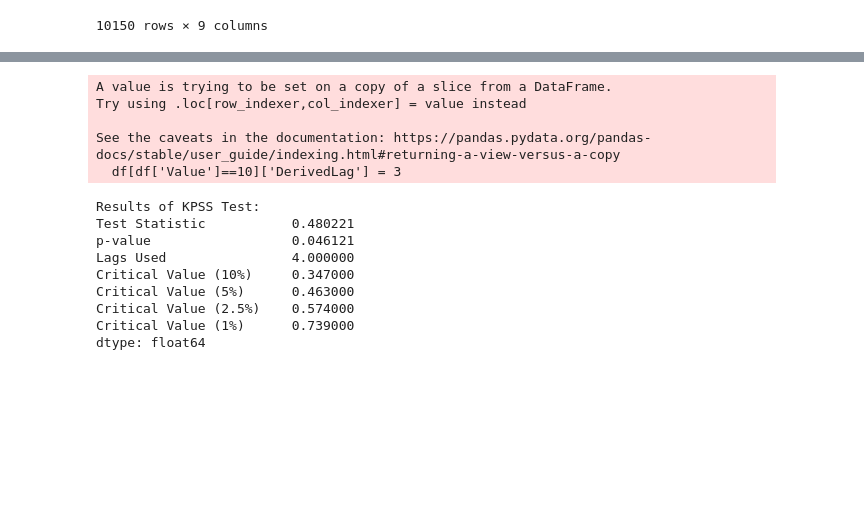
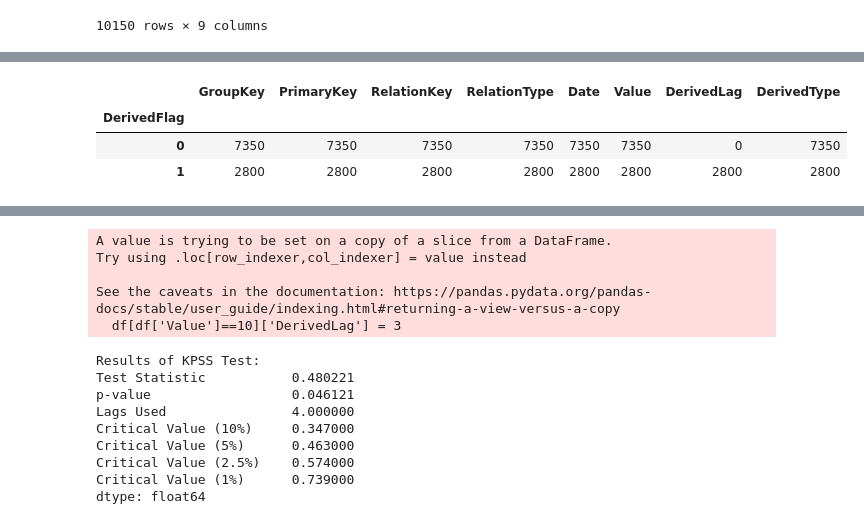
Before and after one commit to eugenio-santos/rootanalysis, a Jupyter notebook: grangerPOC.ipynb, the cells around one changed output, grey strips where cells are left out. Saved outputs shown, nothing was run; the diff lists cells and outputs as text; code cells hidden in the pictures; blank space fills up the shorter version.

```diff
--- a/grangerPOC.ipynb
+++ b/grangerPOC.ipynb
@@ -150,3 +63,10 @@ cm.T
+# %%
+df.groupby('DerivedFlag').count()
+# %% [output]
+|  | GroupKey | PrimaryKey | RelationKey | RelationType | Date | Value | DerivedLag | DerivedType |
+| DerivedFlag |  |  |  |  |  |  |  |  |
+| 0 | 7350 | 7350 | 7350 | 7350 | 7350 | 7350 | 0 | 7350 |
+| 1 | 2800 | 2800 | 2800 | 2800 | 2800 | 2800 | 2800 | 2800 |
 # %%
 dfA1=df[df['PrimaryKey']=='A1'][['Date','Value']]
 dfA2=df[df['PrimaryKey']=='A2'][['Date','Value']]
```
Also changed, not shown: parts of 10 cells of this notebook, 2 other files.
